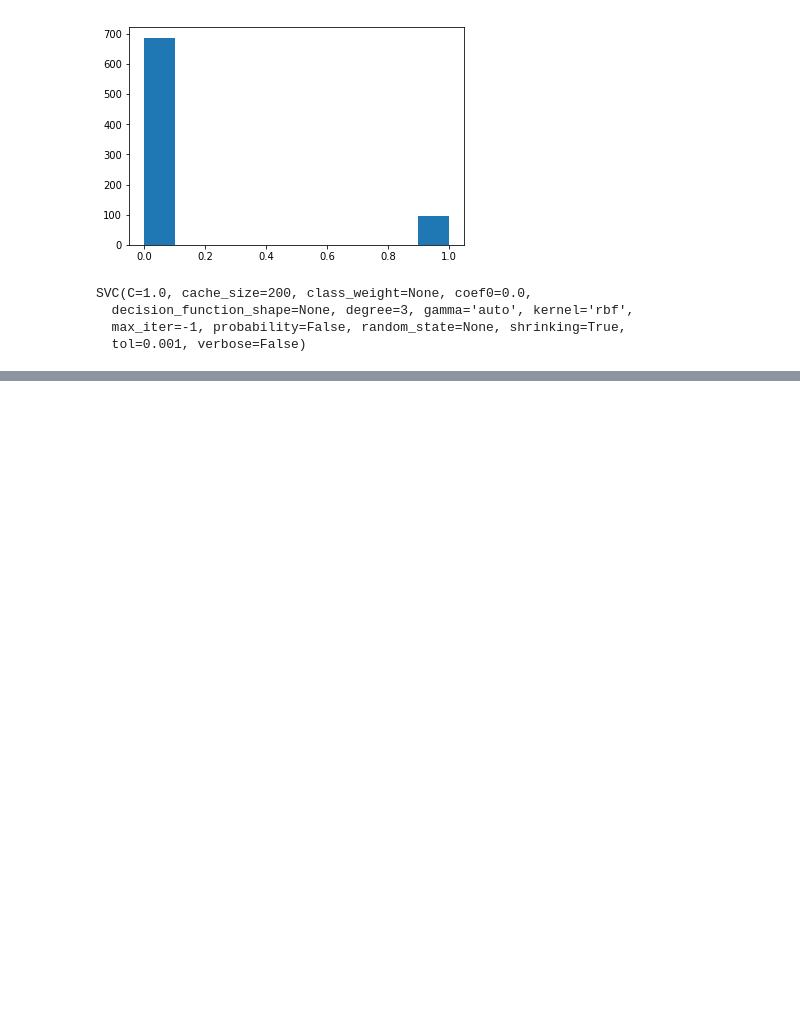
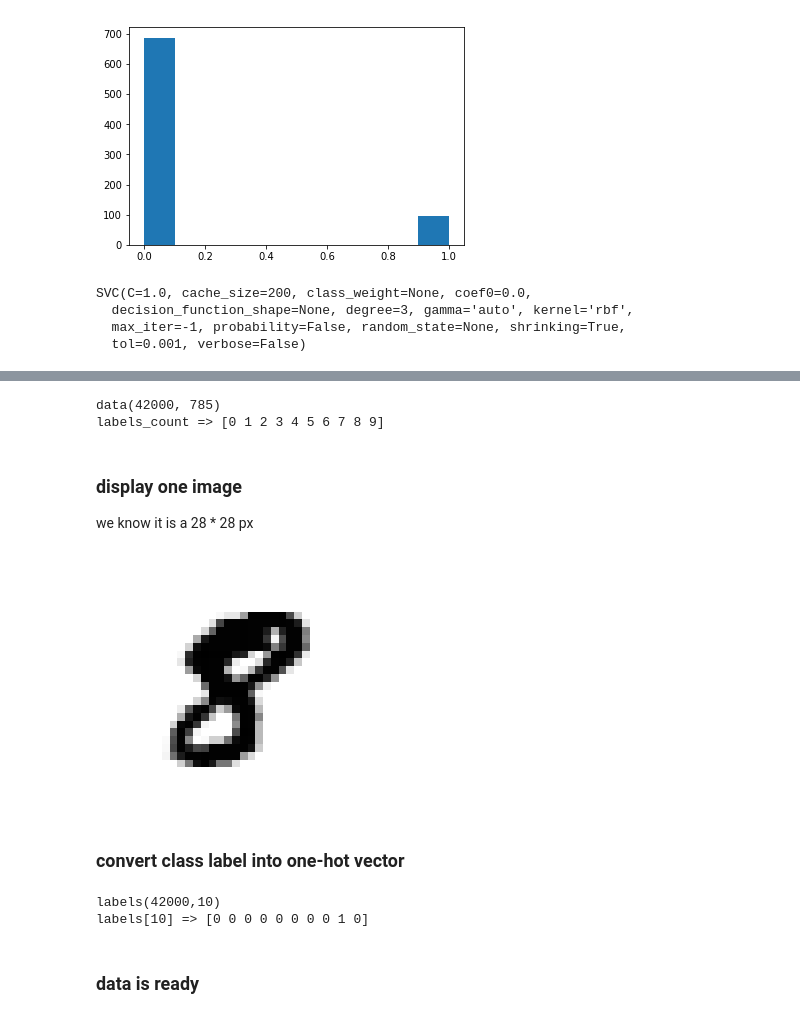
Before and after one commit to tlenglin/kaggle---digit-recognizer-project, a Jupyter notebook: kernel/Digit Recognizer.ipynb, the cells around one changed output, grey strips where cells are left out. Saved outputs shown, nothing was run; the diff lists cells and outputs as text; code cells hidden in the pictures; blank space fills up the shorter version.

```diff
--- a/kernel/Digit Recognizer.ipynb
+++ b/kernel/Digit Recognizer.ipynb
@@ -123,0 +137,57 @@ clf.score(test_img[:500], test_label[:500])
+# %%
+#reading the inputs
+data = pd.read_csv('../input/train.csv')
+# %%
+#we keep only the img
+images = data.iloc[:, 1:].values
+images = images.astype(np.float)
+
+images = np.multiply(images, 1.0 / 255.0)
+
+#labels are put aside
+labels_raw = data.iloc[:, 0].values
+# %%
+#preview
+print('data({0[0]}, {0[1]})'.format(data.shape))
+data.head()
+
+#how many different labels ?
+labels_count = np.unique(labels_raw)
+print('labels_count => {0}'.format(labels_count))
+# %% [output]
+data(42000, 785)
+labels_count => [0 1 2 3 4 5 6 7 8 9]
+# %% [markdown]
+### display one image
+we know it is a 28 * 28 px
+# %%
+def display(img):
+    one_image = img.reshape(28, 28)
+    plt.axis('off')
+    plt.imshow(one_image, cmap=cm.binary)
+
+display(images[10]) #displaying img n10
+# %% [output]
+[figure, added]
+# %% [markdown]
+### convert class label into one-hot vector
+# %%
+def dense_to_one_hot(labels_dense, num_classes):
+    #print('labels_dense.shape[0] = {0}'.format(labels_dense.shape[0]))
+    num_labels = labels_dense.shape[0]
+    index_offset = np.arange(num_labels) * num_classes
+    #print('index_offset = {0}'.format(index_offset))
+    labels_one_hot = np.zeros((num_labels, num_classes))
+    labels_one_hot.flat[index_offset + labels_dense.ravel()] = 1
+    return labels_one_hot
+
+labels = dense_to_one_hot(labels_raw, len(labels_count))
+labels = labels.astype(np.uint8)
+
+print('labels({0[0]},{0[1]})'.format(labels.shape))
+print ('labels[{0}] => {1}'.format(10,labels[10]))
+# %% [output]
+labels(42000,10)
+labels[10] => [0 0 0 0 0 0 0 0 1 0]
+# %% [markdown]
+### data is ready
```
Also changed, not shown: parts of 9 cells of this notebook.
